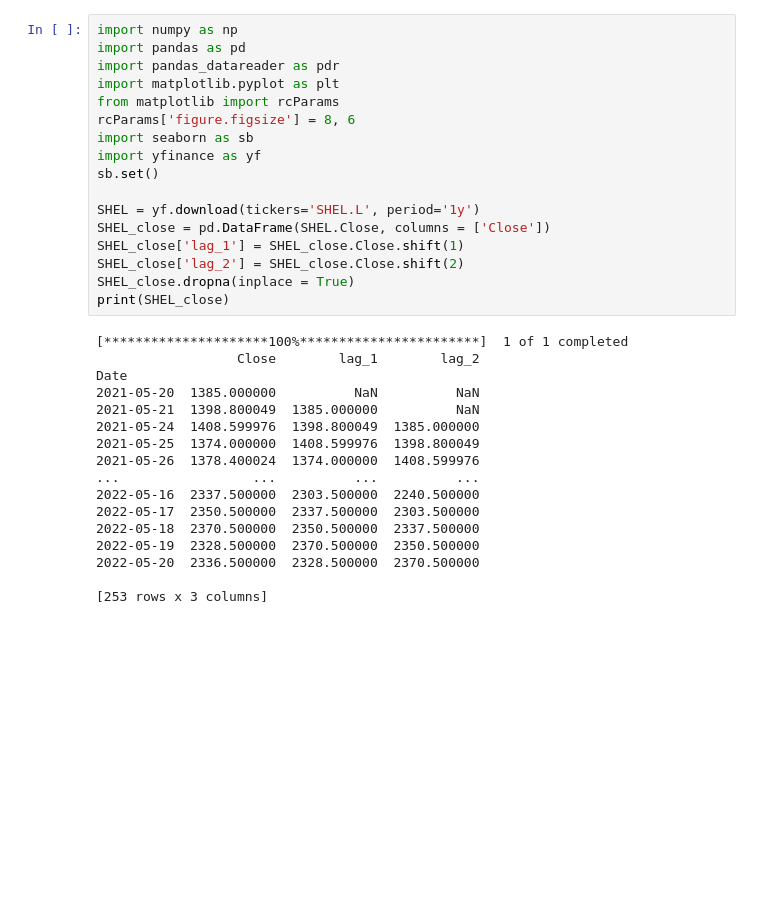
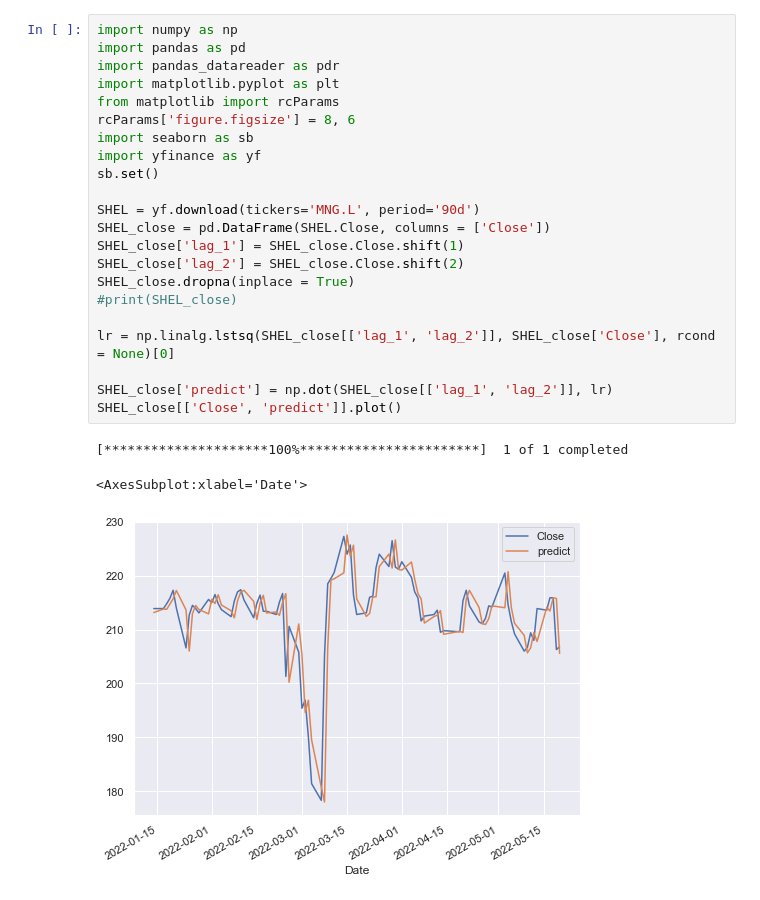
Before and after one commit to BenCollinsSheerin/main, a Jupyter notebook: test.ipynb, the cells around one changed output. Cells and saved outputs as stored; diff of their text form; blank space fills up the shorter version.

```diff
--- a/test.ipynb
+++ b/test.ipynb
@@ -1,34 +1,26 @@
 # %%
 import numpy as np
 import pandas as pd
 import pandas_datareader as pdr
 import matplotlib.pyplot as plt
 from matplotlib import rcParams
 rcParams['figure.figsize'] = 8, 6
 import seaborn as sb
 import yfinance as yf
 sb.set()
 
-SHEL = yf.download(tickers='SHEL.L', period='1y')
+SHEL = yf.download(tickers='MNG.L', period='90d')
 SHEL_close = pd.DataFrame(SHEL.Close, columns = ['Close'])
 SHEL_close['lag_1'] = SHEL_close.Close.shift(1)
 SHEL_close['lag_2'] = SHEL_close.Close.shift(2)
 SHEL_close.dropna(inplace = True)
-print(SHEL_close)
+#print(SHEL_close)
+
+lr = np.linalg.lstsq(SHEL_close[['lag_1', 'lag_2']], SHEL_close['Close'], rcond = None)[0]
+
+SHEL_close['predict'] = np.dot(SHEL_close[['lag_1', 'lag_2']], lr)
+SHEL_close[['Close', 'predict']].plot()
 # %% [output]
 [*********************100%***********************]  1 of 1 completed
-                  Close        lag_1        lag_2
-Date
-2021-05-20  1385.000000          NaN          NaN
-2021-05-21  1398.800049  1385.000000          NaN
-2021-05-24  1408.599976  1398.800049  1385.000000
-2021-05-25  1374.000000  1408.599976  1398.800049
-2021-05-26  1378.400024  1374.000000  1408.599976
-...                 ...          ...          ...
-2022-05-16  2337.500000  2303.500000  2240.500000
-2022-05-17  2350.500000  2337.500000  2303.500000
-2022-05-18  2370.500000  2350.500000  2337.500000
-2022-05-19  2328.500000  2370.500000  2350.500000
-2022-05-20  2336.500000  2328.500000  2370.500000
-
-[253 rows x 3 columns]
+<AxesSubplot:xlabel='Date'>
+[figure, added]
```
